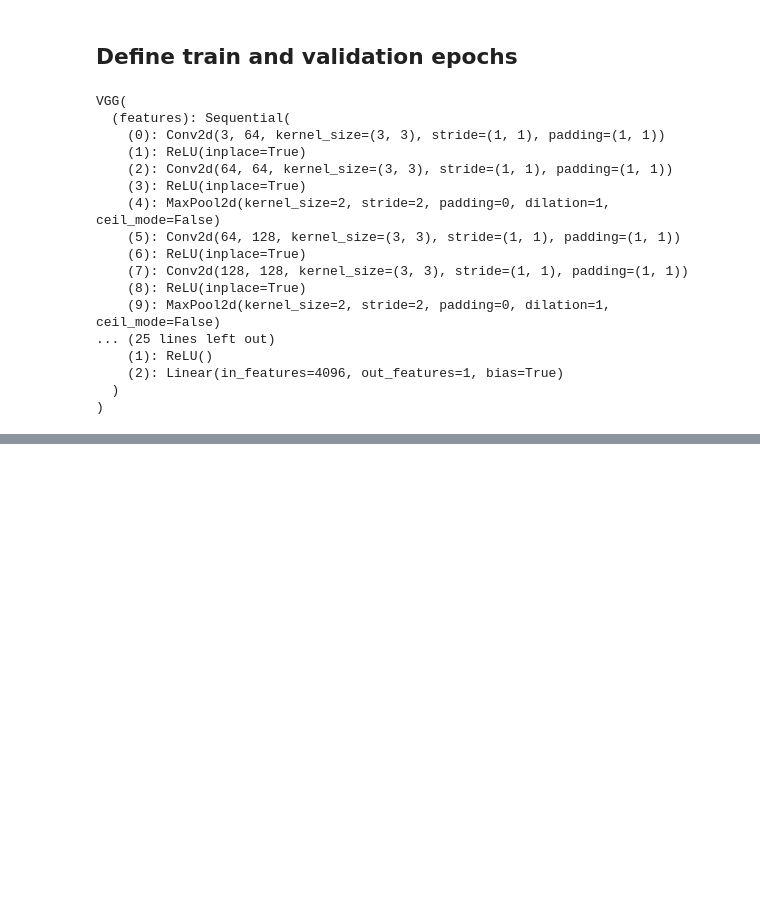
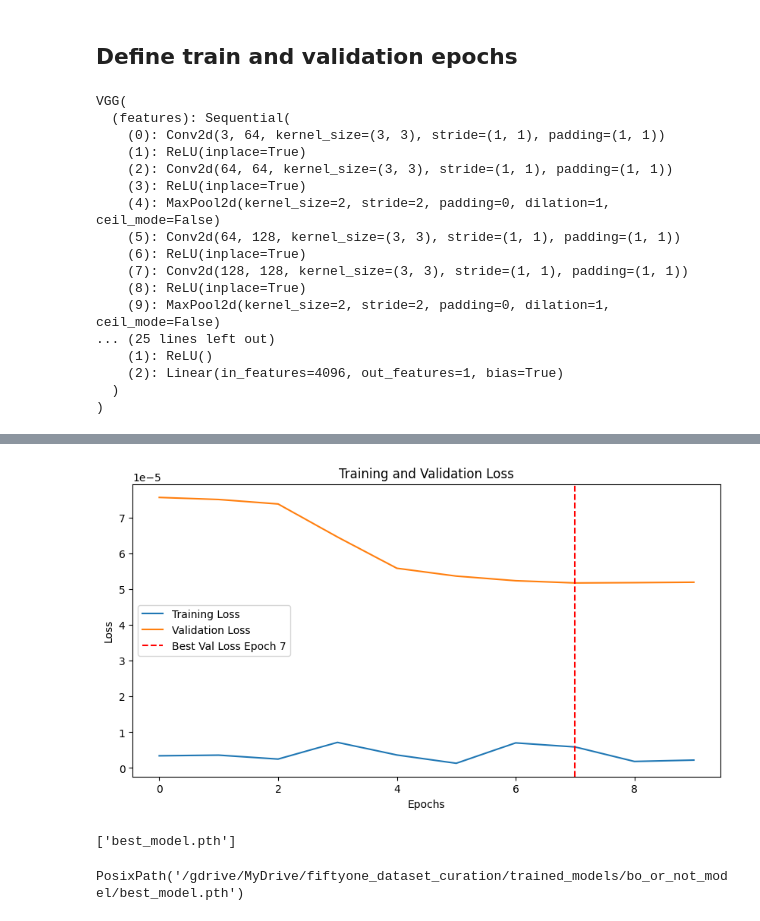
Before and after one commit to Pensive1881/DSR44_2025, a Jupyter notebook: Day24+25+26_ComputerVision/scratchpad_bo_or_not.ipynb, the cells around one changed output, grey strips where cells are left out. Saved outputs shown, nothing was run; the diff lists cells and outputs as text; code cells hidden in the pictures; blank space fills up the shorter version.

```diff
--- a/Day24+25+26_ComputerVision/scratchpad_bo_or_not.ipynb
+++ b/Day24+25+26_ComputerVision/scratchpad_bo_or_not.ipynb
@@ -1036,0 +1112,13 @@ def train_epoch(model, train_loader):
+# %%
+def validation_epoch(model, val_dataloader):
+  batch_losses = []
+  model.eval() # turn off Dropout and makes BatchNormalization use running stats
+  with torch.no_grad():
+    for images, labels in tqdm(val_dataloader):
+      images = images.to(device)
+      labels = labels.to(device)
+      # forward
+      logits = model(images)
+      loss_value = criterion(logits, labels.unsqueeze(1).float())
+      batch_losses.append(loss_value.item())
+  return np.mean(batch_losses)
@@ -1044,0 +1241,19 @@ train_epoch(model, train_dataloader)
+# %%
+plt.figure(figsize=(10, 5))
+plt.plot(train_losses, label='Training Loss')
+plt.plot(val_losses, label='Validation Loss')
+plt.xlabel('Epochs')
+plt.ylabel('Loss')
+plt.legend()
+plt.title('Training and Validation Loss')
+
+# Find the epoch with the best validation loss
+best_epoch = np.argmin(val_losses)
+
+# Add a vertical red line at the epoch with the best validation loss
+plt.axvline(x=best_epoch, color='red', linestyle='--', label=f'Best Val Loss Epoch {best_epoch}')
+plt.legend()
+
+plt.show()
+# %% [output]
+[figure, added]
@@ -1044,0 +1386,8 @@ train_epoch(model, train_dataloader)
+# %%
+os.listdir(model_path)
+# %% [output]
+['best_model.pth']
+# %%
+model_path / 'best_model.pth'
+# %% [output]
+PosixPath('/gdrive/MyDrive/fiftyone_dataset_curation/trained_models/bo_or_not_model/best_model.pth')
```
Also changed, not shown: parts of 46 cells of this notebook.
